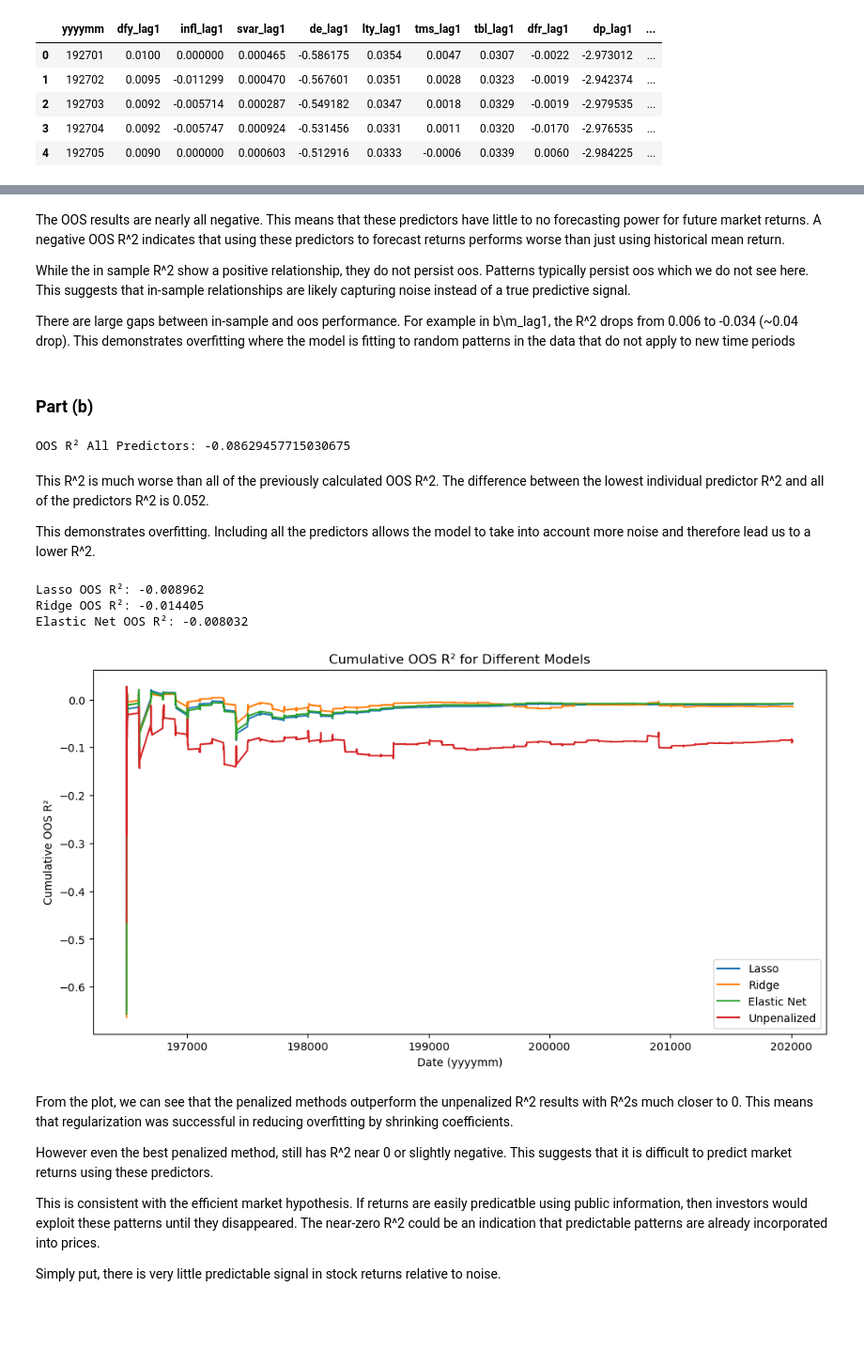
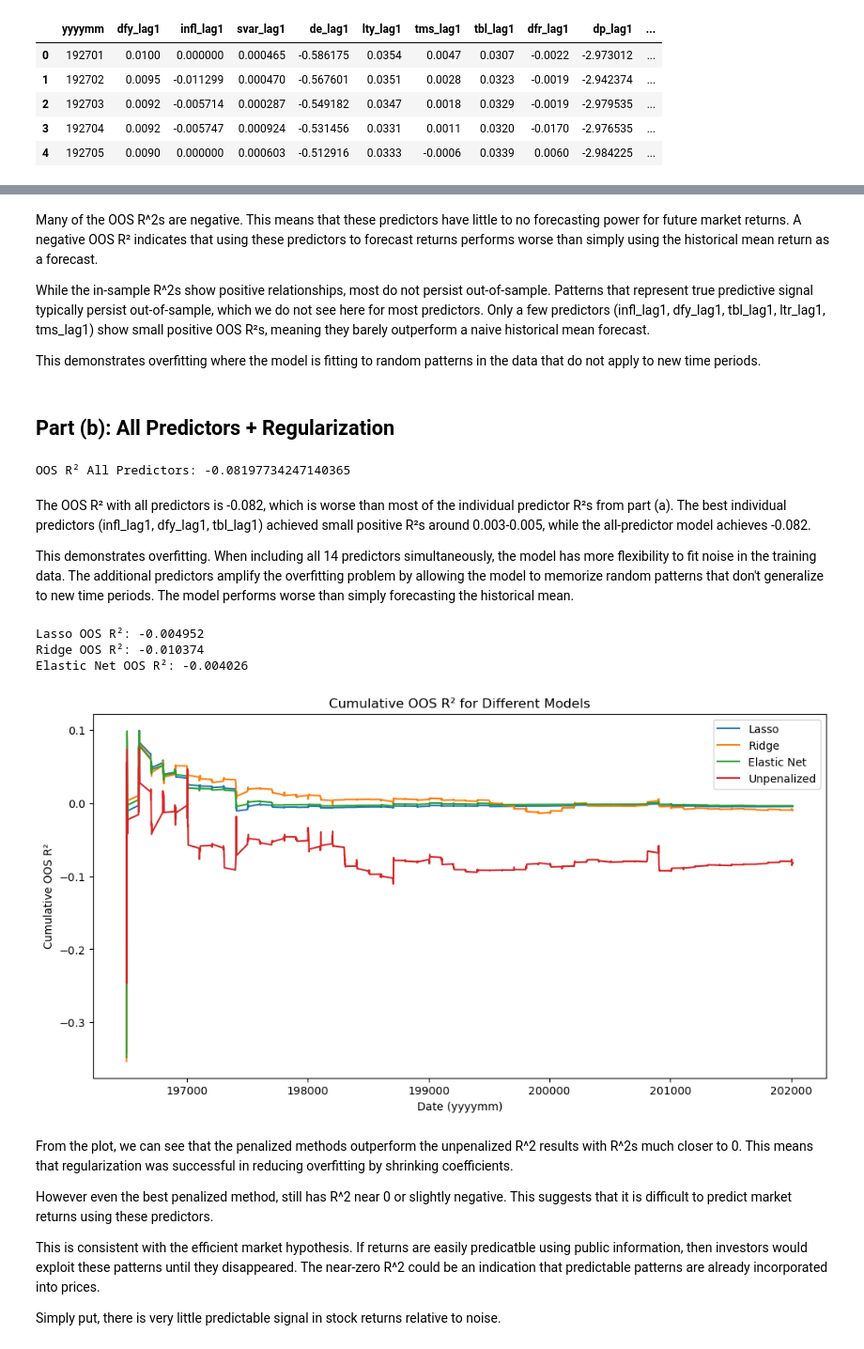
Before and after one commit to se101/ML-in-Finance, a Jupyter notebook: ML_HW1_Celine.ipynb, the cells around one changed output, grey strips where cells are left out. Shown at 94% size. Saved outputs shown, nothing was run; the diff lists cells and outputs as text; code cells hidden in the pictures; blank space fills up the shorter version.

```diff
--- a/ML_HW1_Celine.ipynb
+++ b/ML_HW1_Celine.ipynb
@@ -75,6 +64,7 @@ oos_r2 = {}
 for pred in predictor_columns:
     predictions = []
     actuals = []
+    historical_means = []
 
     for t in range(start_1965, len(df)):
         # Train on all data BEFORE time t
@@ -90,12 +80,15 @@ for pred in predictor_columns:
         y_pred = linear_model.predict(X_test)[0]
         predictions.append(y_pred)
         actuals.append(y_test)
+        historical_means.append(y_train.mean())
 
     # Calculate R^2
-    r2 = r2_score(actuals, predictions)
+    ss_res = np.sum((np.array(actuals) - np.array(predictions))**2)
+    ss_tot = np.sum((np.array(actuals) - np.array(historical_means))**2)
+    r2 = 1 - (ss_res / ss_tot)
     oos_r2[pred] = r2
     # print(f'Pred: {pred}, OOS R^2: {r2:.6f}')
 
 oos_results = pd.DataFrame.from_dict(oos_r2, orient='index', columns=['Out-of-Sample R²'])
 
-oos_results
+# oos_results
@@ -138,16 +115,17 @@ result
 # %% [markdown]
-The OOS results are nearly all negative. This means that these predictors have little to no  forecasting power for future market returns. A negative OOS R^2 indicates that using these predictors to forecast returns performs worse than just using historical mean return.
+Many of the OOS R^2s are negative. This means that these predictors have little to no forecasting power for future market returns. A negative OOS R² indicates that using these predictors to forecast returns performs worse than simply using the historical mean return as a forecast.
 
-While the in sample R^2 show a positive relationship, they do not persist oos. Patterns typically persist oos which we do not see here. This suggests that in-sample relationships are likely capturing noise instead of a true predictive signal.
+While the in-sample R^2s show positive relationships, most do not persist out-of-sample. Patterns that represent true predictive signal typically persist out-of-sample, which we do not see here for most predictors. Only a few predictors (infl_lag1, dfy_lag1, tbl_lag1, ltr_lag1, tms_lag1) show small positive OOS R²s, meaning they barely outperform a naive historical mean forecast.
 
-There are large gaps between in-sample and oos performance. For example in b\m_lag1, the R^2 drops from 0.006 to -0.034 (~0.04 drop). This demonstrates overfitting where the model is fitting to random patterns in the data that do not apply to new time periods
+This demonstrates overfitting where the model is fitting to random patterns in the data that do not apply to new time periods.
 # %% [markdown]
-### Part (b)
+## Part (b): All Predictors + Regularization
 # %%
 # OOS OLS with all predictors
 
 predictions = []
 actuals = []
+historical_means = []
 
 for t in range(start_1965, len(df)):
     # Train on all data BEFORE time t
@@ -163,20 +141,23 @@ for t in range(start_1965, len(df)):
     y_pred = linear_model.predict(X_test)[0]
     predictions.append(y_pred)
     actuals.append(y_test)
+    historical_means.append(y_train.mean())
 
 # Calculate R^2
-oos_all_r2 = r2_score(actuals, predictions)
+ss_res = np.sum((np.array(actuals) - np.array(predictions))**2)
+ss_tot = np.sum((np.array(actuals) - np.array(historical_means))**2)
+oos_all_r2 = 1 - (ss_res / ss_tot)
 
 unpenalized_predictions = predictions.copy()
 unpenalized_actuals = actuals.copy()
 
 print("OOS R² All Predictors:", oos_all_r2)
 # %% [output]
-OOS R² All Predictors: -0.08629457715030675
+OOS R² All Predictors: -0.08197734247140365
 # %% [markdown]
-This R^2 is much worse than all of the previously calculated OOS R^2. The difference between the lowest individual predictor R^2 and all of the predictors R^2 is 0.052.
+The OOS R² with all predictors is -0.082, which is worse than most of the individual predictor R²s from part (a). The best individual predictors (infl_lag1, dfy_lag1, tbl_lag1) achieved small positive R²s around 0.003-0.005, while the all-predictor model achieves -0.082.
 
-This demonstrates overfitting. Including all the predictors allows the model to take into account more noise and therefore lead us to a lower R^2.
+This demonstrates  overfitting. When including all 14 predictors simultaneously, the model has more flexibility to fit noise in the training data. The additional predictors amplify the overfitting problem by allowing the model to memorize random patterns that don't generalize to new time periods. The model performs worse than simply forecasting the historical mean.
 # %%
 # Defining parameters
 alphas = np.logspace(-4, 2, 50)
@@ -204,11 +185,13 @@ models = {'Lasso': lasso_cv, 'Ridge': ridge_cv, 'Elastic Net': elastic_cv}
 
 all_predictions = {}
 all_actuals = []
+all_historical_means = []
 oos_results = {}
 
 for name, model in models.items():
     predictions = []
     actuals = []
+    historical_means = []
 
     for t in range(start_1965, len(df)):
         X_train = df.loc[:t-1, predictor_columns]
@@ -223,45 +206,56 @@ for name, model in models.items():
 
         predictions.append(y_pred)
         actuals.append(y_test)
+        historical_means.append(y_train.mean())
 
     all_predictions[name] = predictions
     if name == 'Lasso':
-        all_actuals = actuals  # same for all models
+        all_actuals = actuals # same for all models
+        all_historical_means = historical_means  # same for all models
 
-    r2 = r2_score(actuals, predictions)
+    ss_res = np.sum((np.array(actuals) - np.array(predictions))**2)
+    ss_tot = np.sum((np.array(actuals) - np.array(historical_means))**2)
+    r2 = 1 - (ss_res / ss_tot)
     oos_results[name] = r2
     print(f"{name} OOS R²: {r2:.6f}")
 # %% [output]
-Lasso OOS R²: -0.008962
-Ridge OOS R²: -0.014405
-Elastic Net OOS R²: -0.008032
+Lasso OOS R²: -0.004952
+Ridge OOS R²: -0.010374
+Elastic Net OOS R²: -0.004026
 # %%
 # Plot all OOS R^2 results to compare
 
 # Add unpenalized regression results to dictionary
 all_predictions['Unpenalized'] = unpenalized_predictions
 
 # Calculate cumulative R^2 for each model
 cumulative_r2 = {}
 for name, preds in all_predictions.items():
     r2 = r2_score(all_actuals, preds)
     cumulative_r2[name] = []
     for i in range(1, len(preds)):
-        r2 = r2_score(all_actuals[:i+1], preds[:i+1])
+        actuals_so_far = all_actuals[:i+1]
+        preds_so_far = preds[:i+1]
+        hist_means_so_far = all_historical_means[:i+1]
+
+        ss_res = np.sum((np.array(actuals_so_far) - np.array(preds_so_far))**2)
+        ss_tot = np.sum((np.array(actuals_so_far) - np.array(hist_means_so_far))**2)
+        r2 = 1 - (ss_res / ss_tot)
+
         cumulative_r2[name].append(r2)
 
 # Plot cumulative R^2
 dates = df.loc[start_1965+1:, 'yyyymm'].values # +1 because predictions start from start_1965
 plt.figure(figsize=(12, 6))
 for name in all_predictions.keys():
     plt.plot(dates, cumulative_r2[name], label=name)
 plt.xlabel('Date (yyyymm)')
 plt.ylabel('Cumulative OOS R²')
 plt.title('Cumulative OOS R² for Different Models')
 plt.legend()
 plt.show()
 # %% [output]
-[figure, old version]
+[figure, new version]
 # %% [markdown]
 From the plot, we can see that the penalized methods outperform the unpenalized R^2 results with R^2s much closer to 0. This means that regularization was successful in reducing overfitting by shrinking coefficients.
 
```
Also changed, not shown: parts of 25 cells of this notebook.
